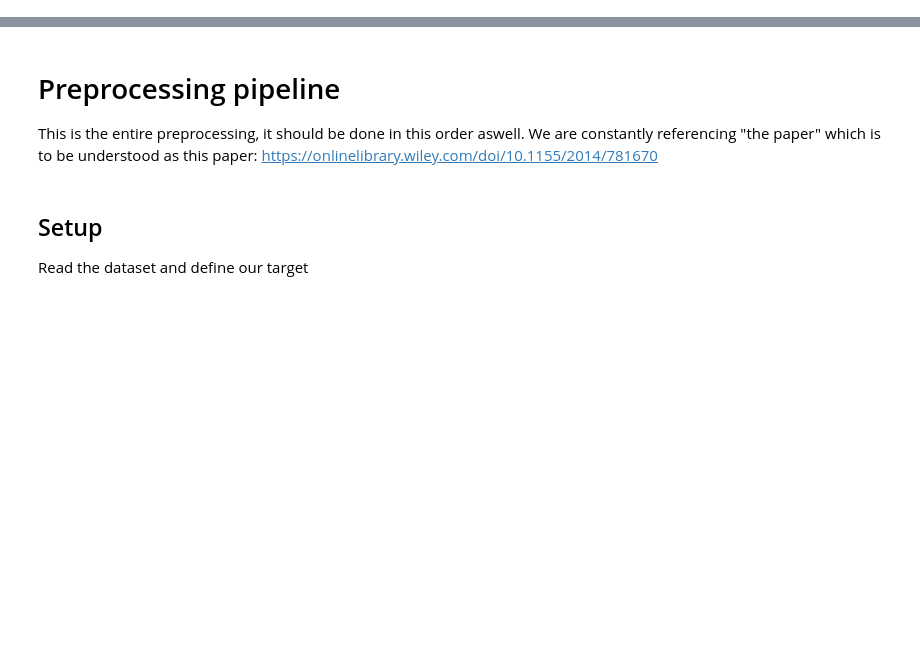
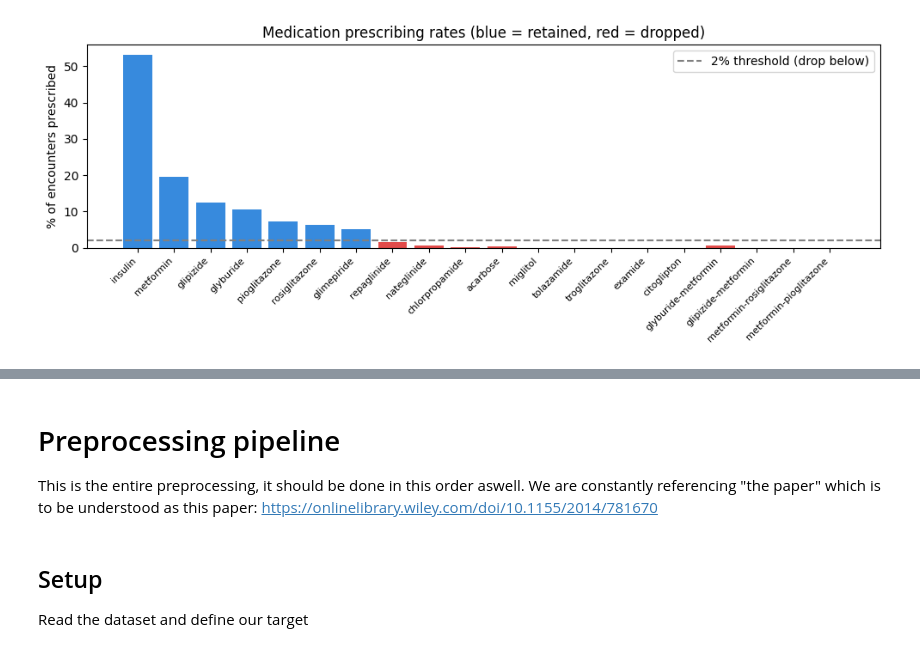
Before and after one commit to SebbeBlom/ml, a Jupyter notebook: src/main-models.ipynb, the cells around one changed output, grey strips where cells are left out. Saved outputs shown, nothing was run; the diff lists cells and outputs as text; code cells hidden in the pictures; blank space fills up the shorter version.

Commit message:
code for creating our figures

```diff
--- a/src/main-models.ipynb
+++ b/src/main-models.ipynb
@@ -0,0 +1,21 @@
+# %%
+import pandas as pd, matplotlib.pyplot as plt
+df = pd.read_csv('../data/splits/train.csv')
+med_cols = ['insulin','metformin','glipizide','glyburide','pioglitazone',
+            'rosiglitazone','glimepiride','repaglinide','nateglinide',
+            'chlorpropamide','acarbose','miglitol','tolazamide',
+            'troglitazone','examide','citoglipton','glyburide-metformin',
+            'glipizide-metformin','metformin-rosiglitazone','metformin-pioglitazone']
+pct = [(df[c] != 'No').mean()*100 for c in med_cols]
+colors = ['#378ADD' if p >= 2 else '#E24B4A' for p in pct]
+fig, ax = plt.subplots(figsize=(10, 4))
+ax.bar(med_cols, pct, color=colors)
+ax.axhline(2, color='gray', linestyle='--', label='2% threshold (drop below)')
+ax.set_ylabel('% of encounters prescribed')
+ax.set_xticklabels(med_cols, rotation=45, ha='right', fontsize=8)
+ax.set_title('Medication prescribing rates (blue = retained, red = dropped)')
+ax.legend()
+plt.tight_layout()
+plt.savefig('medication_rates.png', dpi=150)
+# %% [output]
+[figure, added]
```
Also changed, not shown: parts of 15 cells of this notebook.
